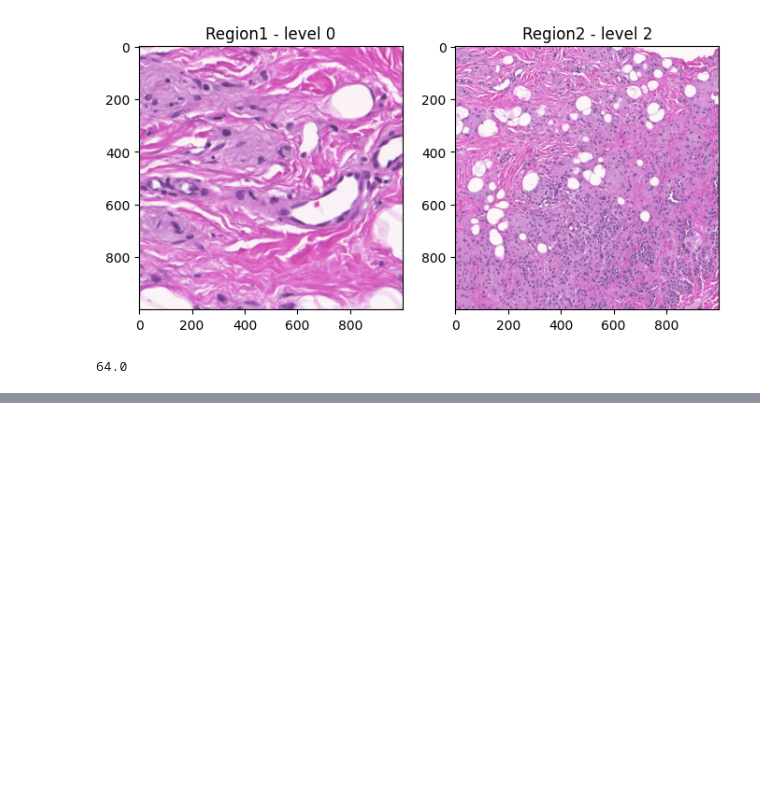
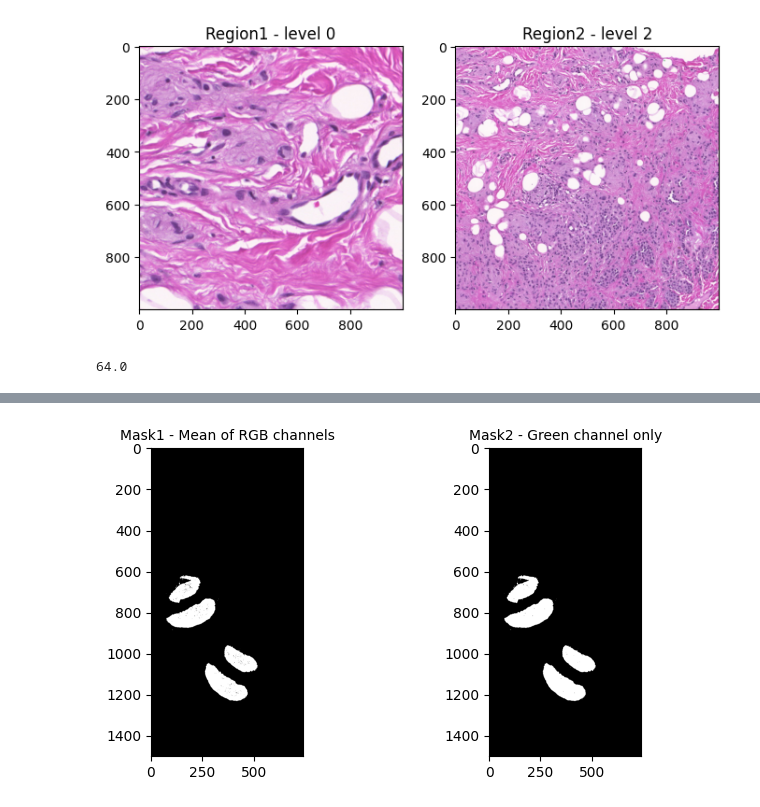
Before and after one commit to PierreCr/Digital-Pathology, a Jupyter notebook: Mini_project_in_computational_pathology.ipynb, the cells around one changed output, grey strips where cells are left out. Saved outputs shown, nothing was run; the diff lists cells and outputs as text; code cells hidden in the pictures; blank space fills up the shorter version.

```diff
--- a/Mini_project_in_computational_pathology.ipynb
+++ b/Mini_project_in_computational_pathology.ipynb
@@ -261,0 +251,43 @@ plt.axis("on");
+# %%
+#10. Simple thresholding.
+
+# Mean of RGB color channels:
+gray1 = img.mean(axis=2)
+mask1 = gray1 < 220
+
+# Green color channel only:
+gray2 = img[:, :, 1]
+mask2 = gray2 < 220
+
+plt.figure(figsize=(8, 4))
+plt.subplot(1, 2, 1)
+plt.imshow(mask1, cmap="gray")
+plt.title("Mask1 - Mean of RGB channels", fontdict={'size':10});
+
+plt.subplot(1, 2, 2)
+plt.imshow(mask2, cmap="gray")
+plt.title("Mask2 - Green channel only", fontdict={'size':10});
+
+#Experiment with thresholds 180, 200, 220, and 240.
+
+
+# --
+#Q21. How does changing the threshold affect the mask?
+#A21. It modifies the tissue segmentation from the white background.
+
+#Q22. What happens if you choose a threshold that is too low?
+#A22. Less/no tissue is recognised: under-segmentation and false negatives (loss of tissue area).
+
+#Q23. What happens if it is too high?
+#A23. Non-tissue background is recognised: over-segmentation and false positives (background artifacts included).
+
+##########INFO##########
+#Pour la segmentation des tissus sur des images colorées à l'H&E (Hématoxyline et Éosine), il est généralement bien préférable de choisir uniquement
+#le canal Vert plutôt que de faire la moyenne des trois canaux. Voici pourquoi :
+  #1. Contraste maximal avec le fond : Le fond de la lame (le verre) est blanc, donc très clair (valeurs proches de 255 sur les trois canaux R, G, B).
+#Le tissu coloré à l'H&E absorbe fortement la lumière verte (à la fois pour l'hématoxyline bleue/violette et pour l'éosine rose/rouge).
+#Le tissu apparaît donc très sombre sur le canal vert, offrant le meilleur contraste possible avec le fond blanc.
+  #2. Robustesse de la segmentation : Avec un fort contraste, il est beaucoup plus facile de définir un seuil (threshold) net pour séparer le tissu du fond sans
+#inclure de bruit ou exclure du tissu d'intérêt.
+# %% [output]
+[figure, added]
```
Also changed, not shown: parts of 7 cells of this notebook.
